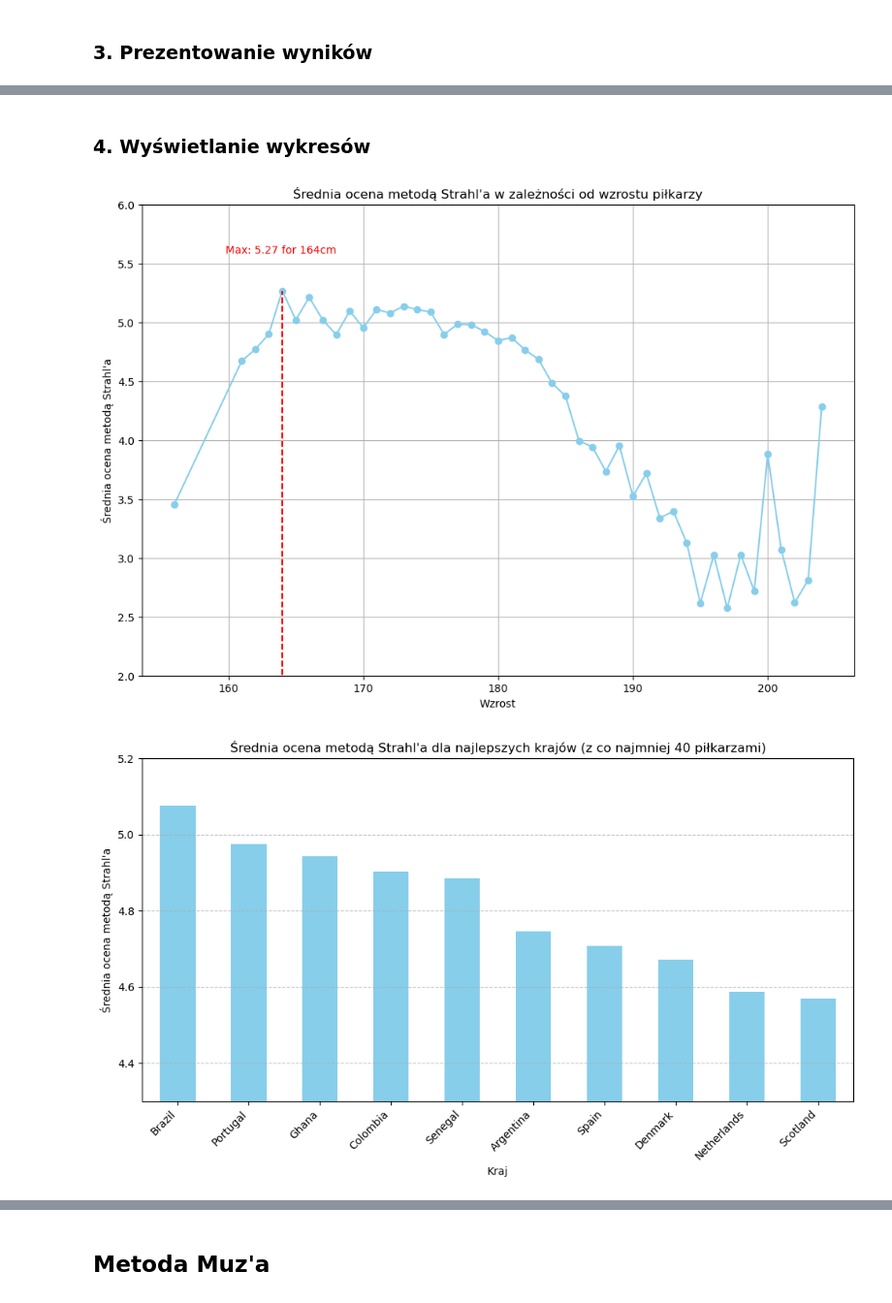
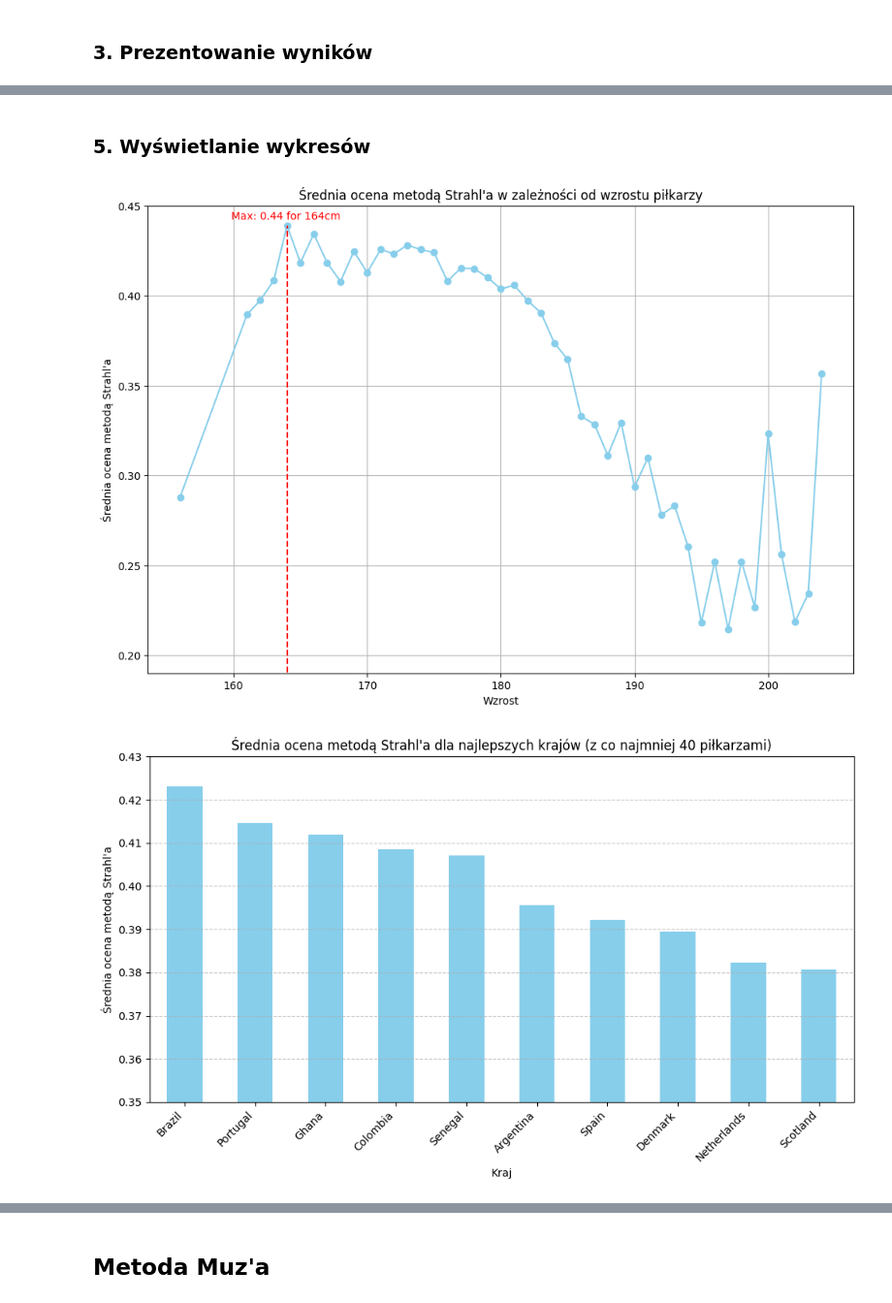
Before and after one commit to izabelakolodziejska/Fifa_players_analysis, a Jupyter notebook: fifa_analysys.ipynb, the cells around one changed output, grey strips where cells are left out. Shown at 97% size. Cells and saved outputs as stored; diff of their text form; code cells hidden in the pictures.

```diff
--- a/fifa_analysys.ipynb
+++ b/fifa_analysys.ipynb
@@ -268,27 +260,3 @@ Znormalizowane wagi:
 
    age_destimulant
 0         0.041667
-# %%
-preferences = {
-    'dribbling': 5,
-    'reactions': 5,
-    'interceptions': 2,
-    'vision': 5,
-    'stamina': 4,
-    'strength': 4,
-    'balance': 5,
-    'sprint_speed': 4,
-    'agility': 5,
-    'ball_uncontrol': 5,
-    'instability': 2,
-    'age_destimulant': 2,
-}
-
-total_preference = sum(preferences.values())
-normalized_preferences = {feature: weight/total_preference for feature, weight in preferences.items()}
-
-#weights = np.array(list(normalized_preferences.values()))
-normalised_weights = pd.DataFrame(normalized_preferences, index=[0])
-
-print("Znormalizowane wagi:")
-print(normalised_weights)
@@ -488,7 +428,7 @@ for i in range(len(data_with_numbers)):
             else:
                 Zij = (data_with_numbers[column_name].iloc[i] -  values.loc[0, column_name]) / values.loc[1, column_name]
             ssw += Zij
-    SSW.append(ssw)
+    SSW.append(ssw / len(data_with_numbers.columns))
 data['SSW Score'] = SSW
 # %% [markdown]
 ### Prezentowanie wyników
@@ -744,7 +677,7 @@ for i in range(len(data_with_numbers)):
                 Zij = data_with_numbers[column_name].iloc[i] / values.loc[7, column_name]
             strahl += Zij
 
-    STRAHL.append(strahl)
+    STRAHL.append(strahl / len(data_with_numbers.columns))
 data['STRAHL Score'] = STRAHL
 # %% [markdown]
 ### 3. Prezentowanie wyników
@@ -770,5 +706,5 @@ selected_columns
 # %% [markdown]
-### 4. Wyświetlanie wykresów
+### 5. Wyświetlanie wykresów
 # %%
 average_scores_by_height = sorted_data.groupby('height')['STRAHL Score'].mean()
 plt.figure(figsize=(12, 8))
@@ -776,36 +712,36 @@ plt.plot(average_scores_by_height.index, average_scores_by_height.values, marker
 max_score = average_scores_by_height.max()
 max_height = average_scores_by_height.idxmax()
 plt.vlines(x=max_height, ymin=-12, ymax=max_score, color='r', linestyle='--', label=f'Max: {max_score:.2f}')
-plt.text(max_height+4, max_score+0.3, f'Max: {max_score:.2f} for {max_height:.0f}cm', va='bottom', ha='right', color='r')
+plt.text(max_height+4, max_score+0.0025, f'Max: {max_score:.2f} for {max_height:.0f}cm', va='bottom', ha='right', color='r')
 plt.xlabel('Wzrost')
 plt.ylabel('Średnia ocena metodą Strahl\'a')
 plt.title('Średnia ocena metodą Strahl\'a w zależności od wzrostu piłkarzy')
-plt.ylim(2, 6)
+plt.ylim(0.19, 0.45)
 plt.grid(True)
 plt.show()
 # %% [output]
-[figure, old version]
+[figure, new version]
 # %%
 players_count_by_country = sorted_data['country'].value_counts()
 top_countries = players_count_by_country[players_count_by_country >= 40].index
 average_scores_by_country = sorted_data[sorted_data['country'].isin(top_countries)].groupby('country')['STRAHL Score'].mean()
 top_countries = average_scores_by_country.nlargest(10).index
 top_countries_data = sorted_data[sorted_data['country'].isin(top_countries)]
 
 plt.figure(figsize=(10, 6))
 bar_plot = average_scores_by_country[top_countries].plot(kind='bar', color='skyblue')
 plt.xlabel('Kraj')
 plt.ylabel('Średnia ocena metodą Strahl\'a')
 plt.title('Średnia ocena metodą Strahl\'a dla najlepszych krajów (z co najmniej 40 piłkarzami)')
 plt.xticks(rotation=45, ha='right')
 plt.grid(axis='y', linestyle='--', alpha=0.7)
 plt.tight_layout()
 
-bar_plot.set_ylim(4.3, 5.2)
+bar_plot.set_ylim(0.35, 0.43)
 
 plt.show()
 # %% [output]
-[figure, old version]
+[figure, new version]
 # %%
 average_scores_by_age = data.groupby('age')['STRAHL Score'].mean()
 
```
Also changed, not shown: parts of 53 cells of this notebook.
